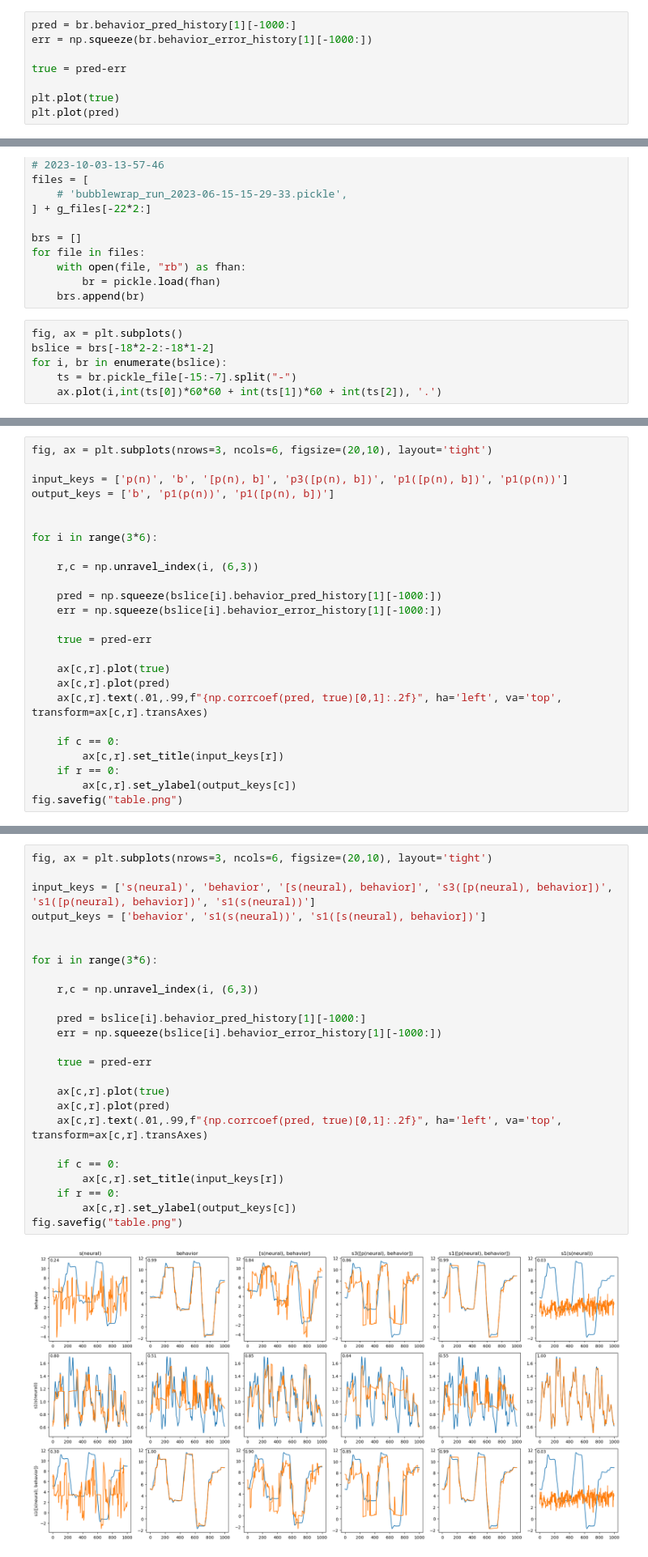
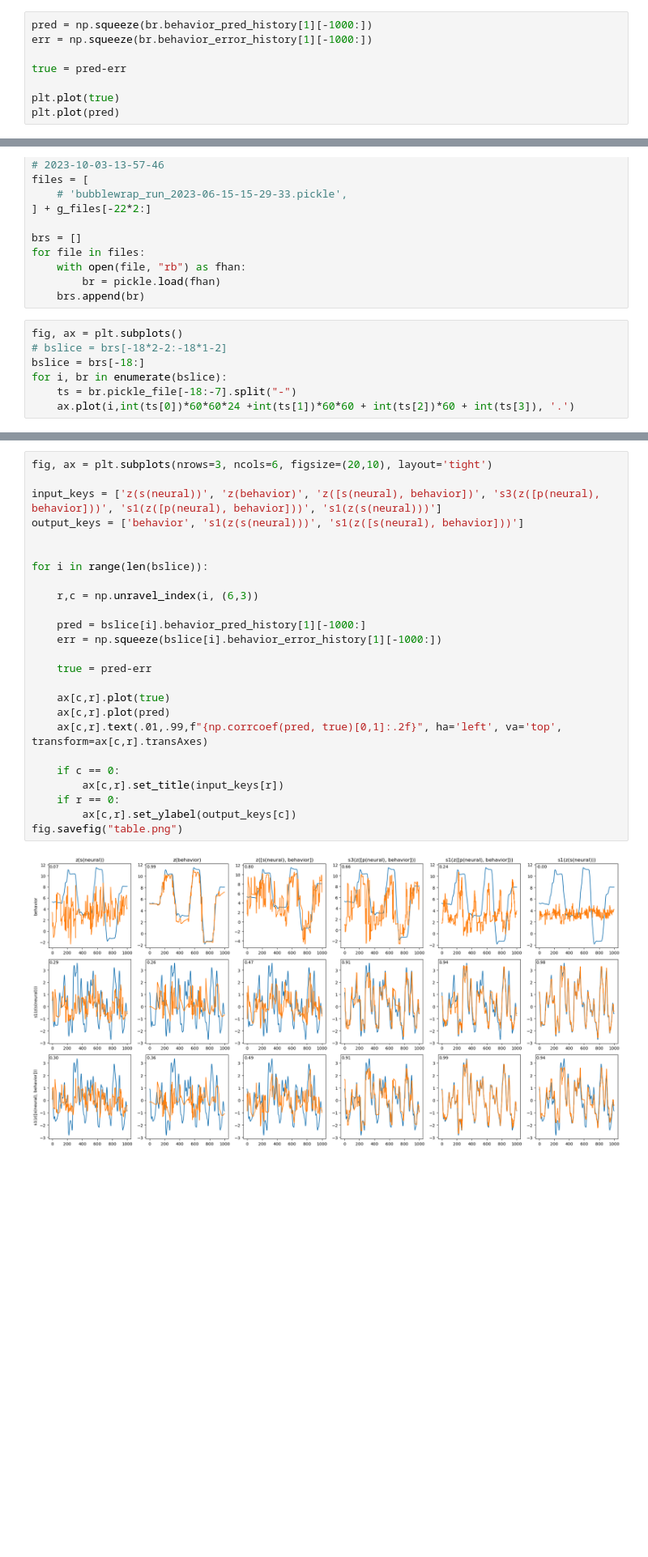
Before and after one commit to draeloslab/Bubblewrap, a Jupyter notebook: generated/bubblewrap_runs/Run Inspector.ipynb, the cells around one changed output, grey strips where cells are left out. Shown at 81% size. Cells and saved outputs as stored; diff of their text form; blank space fills up the shorter version.

```diff
--- a/generated/bubblewrap_runs/Run Inspector.ipynb
+++ b/generated/bubblewrap_runs/Run Inspector.ipynb
@@ -57,5 +56,5 @@ br.behavior_pred_history[1].shape
 # %%
-pred = br.behavior_pred_history[1][-1000:]
+pred = np.squeeze(br.behavior_pred_history[1][-1000:])
 err = np.squeeze(br.behavior_error_history[1][-1000:])
 
 true = pred-err
@@ -143,8 +116,9 @@ for file in files:
     brs.append(br)
 # %%
 fig, ax = plt.subplots()
-bslice = brs[-18*2-2:-18*1-2]
+# bslice = brs[-18*2-2:-18*1-2]
+bslice = brs[-18:]
 for i, br in enumerate(bslice):
-    ts = br.pickle_file[-15:-7].split("-")
-    ax.plot(i,int(ts[0])*60*60 + int(ts[1])*60 + int(ts[2]), '.')
+    ts = br.pickle_file[-18:-7].split("-")
+    ax.plot(i,int(ts[0])*60*60*24 +int(ts[1])*60*60 + int(ts[2])*60 + int(ts[3]), '.')
 # %% [output]
@@ -152,25 +125,0 @@ for i, br in enumerate(bslice):
-# %%
-fig, ax = plt.subplots(nrows=3, ncols=6, figsize=(20,10), layout='tight')
-
-input_keys = ['p(n)', 'b', '[p(n), b]', 'p3([p(n), b])', 'p1([p(n), b])', 'p1(p(n))']
-output_keys = ['b', 'p1(p(n))', 'p1([p(n), b])']
-
-
-for i in range(3*6):
-
-    r,c = np.unravel_index(i, (6,3))
-
-    pred = np.squeeze(bslice[i].behavior_pred_history[1][-1000:])
-    err = np.squeeze(bslice[i].behavior_error_history[1][-1000:])
-
-    true = pred-err
-
-    ax[c,r].plot(true)
-    ax[c,r].plot(pred)
-    ax[c,r].text(.01,.99,f"{np.corrcoef(pred, true)[0,1]:.2f}", ha='left', va='top', transform=ax[c,r].transAxes)
-
-    if c == 0:
-        ax[c,r].set_title(input_keys[r])
-    if r == 0:
-        ax[c,r].set_ylabel(output_keys[c])
-fig.savefig("table.png")
@@ -179,27 +126,27 @@ fig.savefig("table.png")
 # %%
 fig, ax = plt.subplots(nrows=3, ncols=6, figsize=(20,10), layout='tight')
 
-input_keys = ['s(neural)', 'behavior', '[s(neural), behavior]', 's3([p(neural), behavior])', 's1([p(neural), behavior])', 's1(s(neural))']
-output_keys = ['behavior', 's1(s(neural))', 's1([s(neural), behavior])']
+input_keys = ['z(s(neural))', 'z(behavior)', 'z([s(neural), behavior])', 's3(z([p(neural), behavior]))', 's1(z([p(neural), behavior]))', 's1(z(s(neural)))']
+output_keys = ['behavior', 's1(z(s(neural)))', 's1(z([s(neural), behavior]))']
 
 
-for i in range(3*6):
+for i in range(len(bslice)):
 
     r,c = np.unravel_index(i, (6,3))
 
     pred = bslice[i].behavior_pred_history[1][-1000:]
     err = np.squeeze(bslice[i].behavior_error_history[1][-1000:])
 
     true = pred-err
 
     ax[c,r].plot(true)
     ax[c,r].plot(pred)
     ax[c,r].text(.01,.99,f"{np.corrcoef(pred, true)[0,1]:.2f}", ha='left', va='top', transform=ax[c,r].transAxes)
 
     if c == 0:
         ax[c,r].set_title(input_keys[r])
     if r == 0:
         ax[c,r].set_ylabel(output_keys[c])
 fig.savefig("table.png")
 # %% [output]
-[figure, old version]
+[figure, new version]
```
Also changed, not shown: parts of 20 cells of this notebook, 5 other files.
